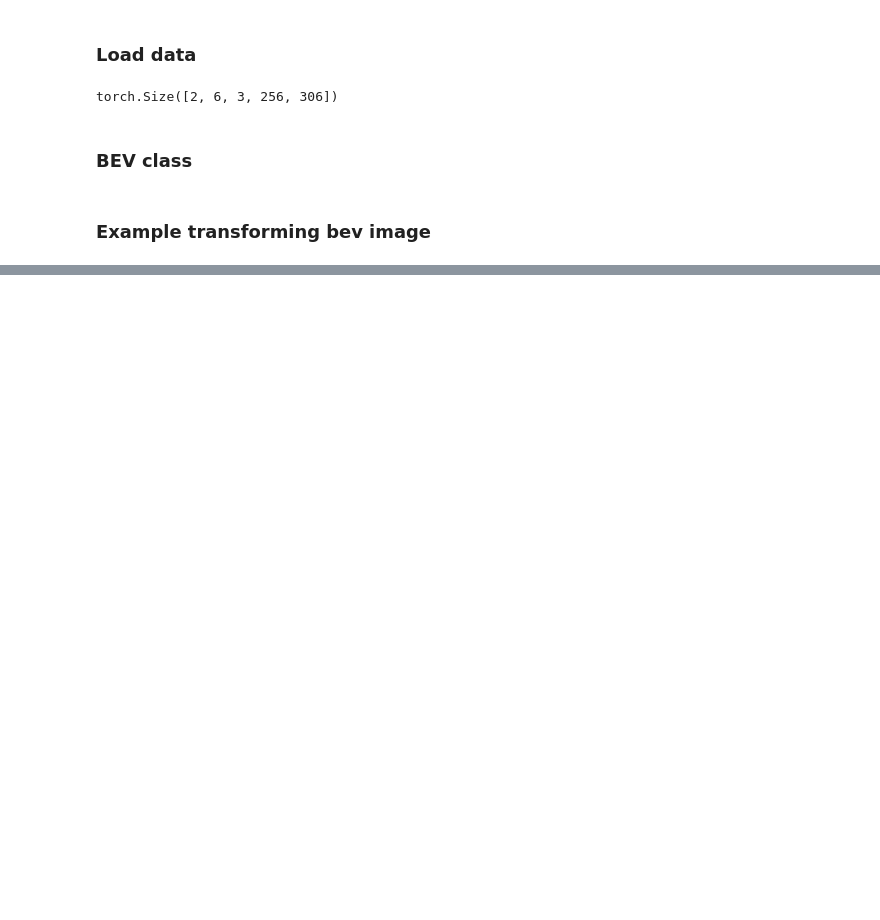
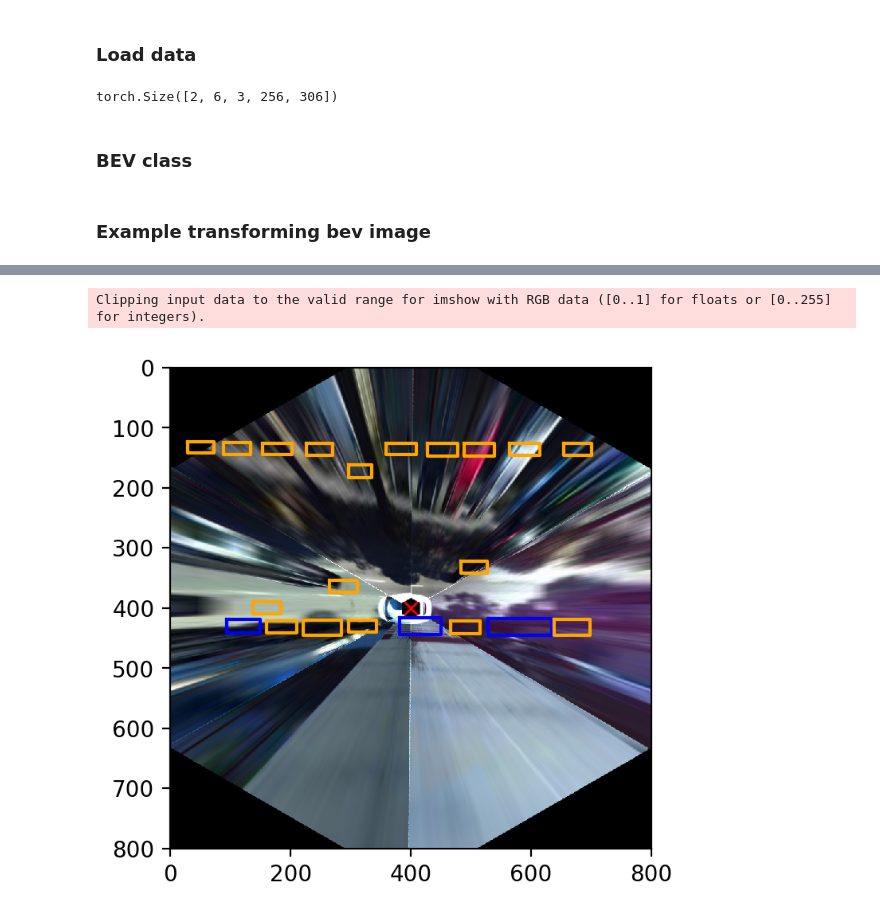
Before and after one commit to jingqian95/DeepLearning2020, a Jupyter notebook: BEV Transform/transform_bev.ipynb, the cells around one changed output, grey strips where cells are left out. Drawn from its saved outputs; the diff is of its cells as text; code cells hidden in the pictures; blank space fills up the shorter version.

```diff
--- a/BEV Transform/transform_bev.ipynb
+++ b/BEV Transform/transform_bev.ipynb
@@ -144,0 +152,32 @@ plt.imshow(bev_img)
+# %%
+def draw_box_bev(ax, bounding_box, color):
+    bbox = bounding_box.values.flatten().tolist()
+    p1 = (bbox[0],bbox[1])
+    p2 = (bbox[0]+bbox[2],bbox[1])
+    p3 = (bbox[0]+bbox[2],bbox[1]+bbox[3])
+    p4 = (bbox[0],bbox[1]+bbox[3])
+    point_sequence = np.array([p1,p2,p3,p4,p1])
+    # the corners are in meter and time 10 will convert them in pixels
+    # Add 400, since the center of the image is at pixel (400, 400)
+    # The negative sign is because the y axis is reversed for matplotlib
+    ax.plot(point_sequence.T[0], point_sequence.T[1], color=color)
+# %%
+anno = pd.read_csv('data/annotation_newfeat.csv')
+bbox_s = anno[anno['scene']==106][anno['sample']==0][['bev_x','bev_y','bev_box_width','bev_box_height']]
+# %%
+fig, ax = plt.subplots()
+
+color_list = ['b', 'g', 'orange', 'c', 'm', 'y', 'k', 'w', 'r']
+
+ax.imshow(bev_img, cmap ='binary');
+h,w = bev_img.shape[:2]
+# The ego car position
+
+ax.plot(w//2, h//2, 'x', color="red")
+
+for i in range(bbox_s.shape[0]):
+    # You can check the implementation of the draw box to understand how it works
+    draw_box_bev(ax, bbox_s.iloc[i], color=color_list[target[0]['category'][i]])
+# %% [output]
+Clipping input data to the valid range for imshow with RGB data ([0..1] for floats or [0..255] for integers).
+[figure, added]
```
Also changed, not shown: parts of 9 cells of this notebook.
